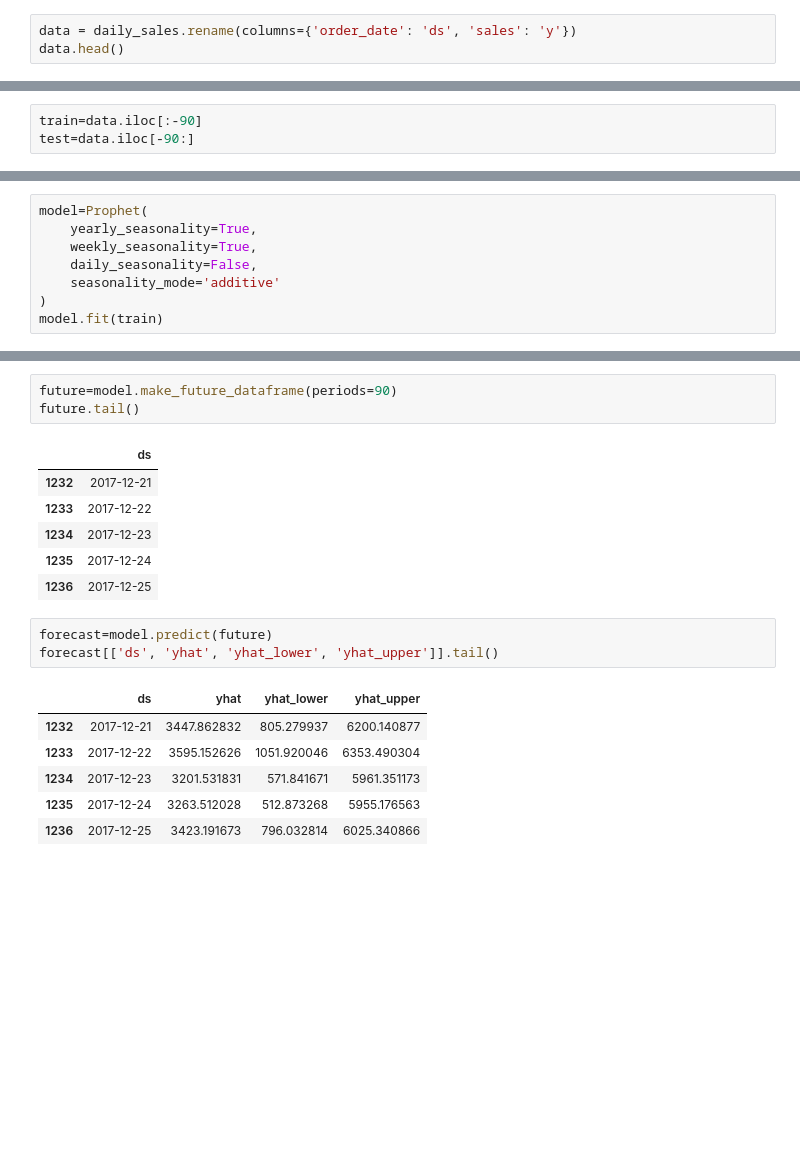
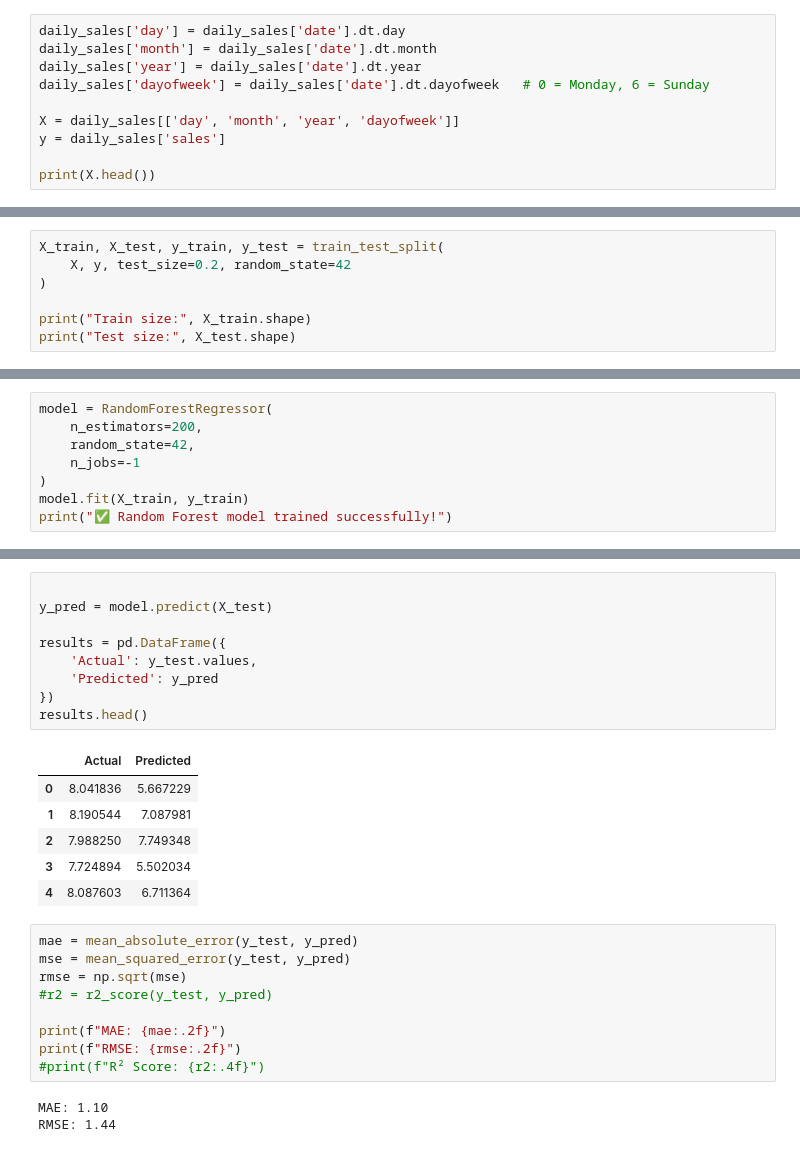
Before and after one commit to SA123nJaNa1234/Retail_Sales_Forecasting, a Jupyter notebook: notebooks/forecasting.ipynb, the cells around one changed output, grey strips where cells are left out. Drawn from its saved outputs; the diff is of its cells as text; blank space fills up the shorter version.

```diff
--- a/notebooks/forecasting.ipynb
+++ b/notebooks/forecasting.ipynb
@@ -30,4 +40,11 @@ daily_sales.head()
 # %%
-data = daily_sales.rename(columns={'order_date': 'ds', 'sales': 'y'})
-data.head()
+daily_sales['day'] = daily_sales['date'].dt.day
+daily_sales['month'] = daily_sales['date'].dt.month
+daily_sales['year'] = daily_sales['date'].dt.year
+daily_sales['dayofweek'] = daily_sales['date'].dt.dayofweek   # 0 = Monday, 6 = Sunday
+
+X = daily_sales[['day', 'month', 'year', 'dayofweek']]
+y = daily_sales['sales']
+
+print(X.head())
 # %% [output]
@@ -40,3 +57,7 @@ data.head()
 # %%
-train=data.iloc[:-90]
-test=data.iloc[-90:]
+X_train, X_test, y_train, y_test = train_test_split(
+    X, y, test_size=0.2, random_state=42
+)
+
+print("Train size:", X_train.shape)
+print("Test size:", X_test.shape)
@@ -43,9 +67,9 @@ test=data.iloc[-90:]
 # %%
-model=Prophet(
-    yearly_seasonality=True,
-    weekly_seasonality=True,
-    daily_seasonality=False,
-    seasonality_mode='additive'
+model = RandomForestRegressor(
+    n_estimators=200,
+    random_state=42,
+    n_jobs=-1
 )
-model.fit(train)
+model.fit(X_train, y_train)
+print("✅ Random Forest model trained successfully!")
 # %% [output]
@@ -55,21 +77,29 @@ model.fit(train)
 # %%
-future=model.make_future_dataframe(periods=90)
-future.tail()
+
+y_pred = model.predict(X_test)
+
+results = pd.DataFrame({
+    'Actual': y_test.values,
+    'Predicted': y_pred
+})
+results.head()
 # %% [output]
-|  | ds |
-| 1232 | 2017-12-21 |
-| 1233 | 2017-12-22 |
-| 1234 | 2017-12-23 |
-| 1235 | 2017-12-24 |
-| 1236 | 2017-12-25 |
+|  | Actual | Predicted |
+| 0 | 8.041836 | 5.667229 |
+| 1 | 8.190544 | 7.087981 |
+| 2 | 7.988250 | 7.749348 |
+| 3 | 7.724894 | 5.502034 |
+| 4 | 8.087603 | 6.711364 |
 # %%
-forecast=model.predict(future)
-forecast[['ds', 'yhat', 'yhat_lower', 'yhat_upper']].tail()
+mae = mean_absolute_error(y_test, y_pred)
+mse = mean_squared_error(y_test, y_pred)
+rmse = np.sqrt(mse)
+#r2 = r2_score(y_test, y_pred)
+
+print(f"MAE: {mae:.2f}")
+print(f"RMSE: {rmse:.2f}")
+#print(f"R² Score: {r2:.4f}")
 # %% [output]
-|  | ds | yhat | yhat_lower | yhat_upper |
-| 1232 | 2017-12-21 | 3447.862832 | 805.279937 | 6200.140877 |
-| 1233 | 2017-12-22 | 3595.152626 | 1051.920046 | 6353.490304 |
-| 1234 | 2017-12-23 | 3201.531831 | 571.841671 | 5961.351173 |
-| 1235 | 2017-12-24 | 3263.512028 | 512.873268 | 5955.176563 |
-| 1236 | 2017-12-25 | 3423.191673 | 796.032814 | 6025.340866 |
+MAE: 1.10
+RMSE: 1.44
 # %%
```
Also changed, not shown: parts of 10 cells of this notebook, 6 other files.
